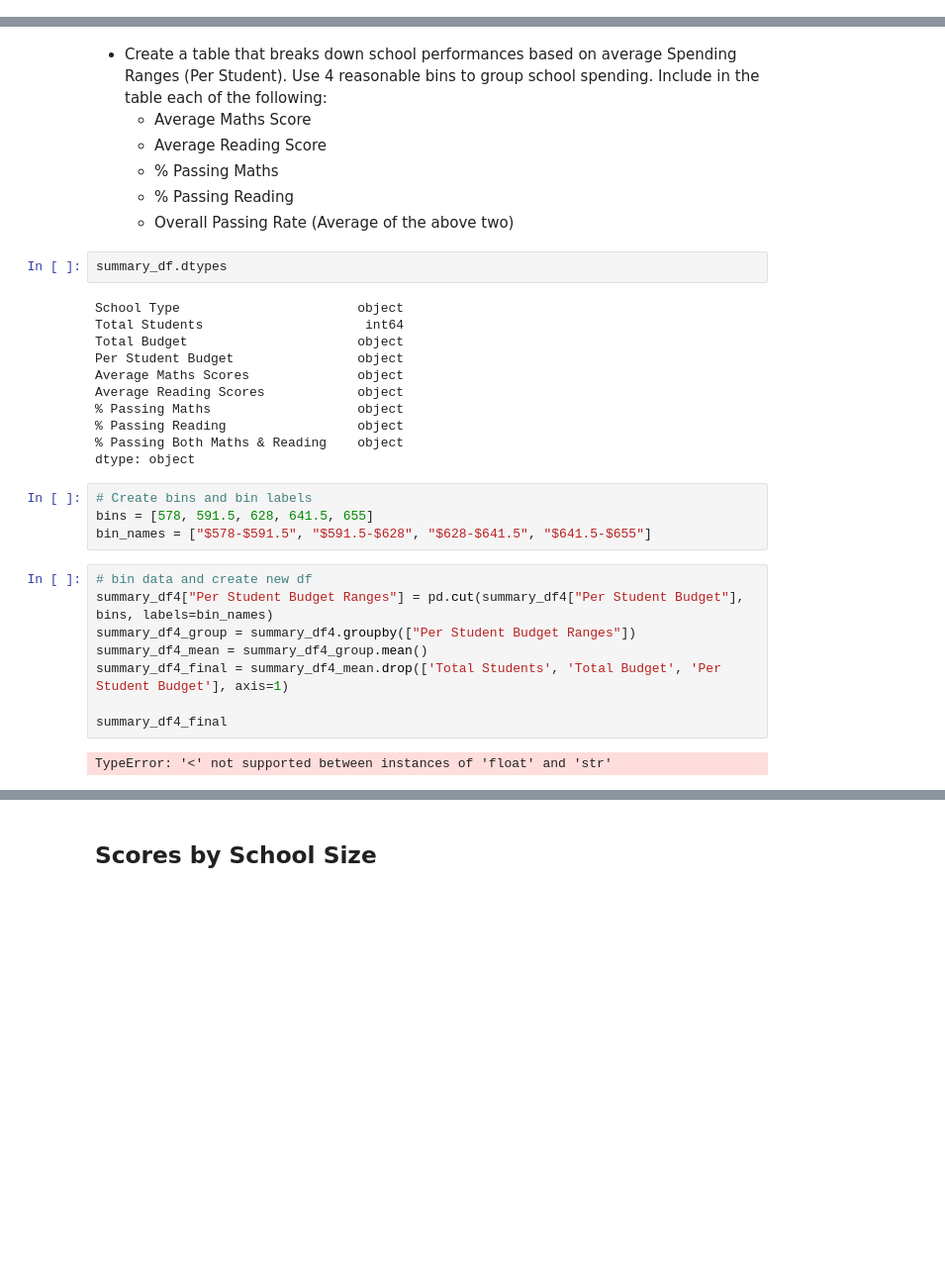
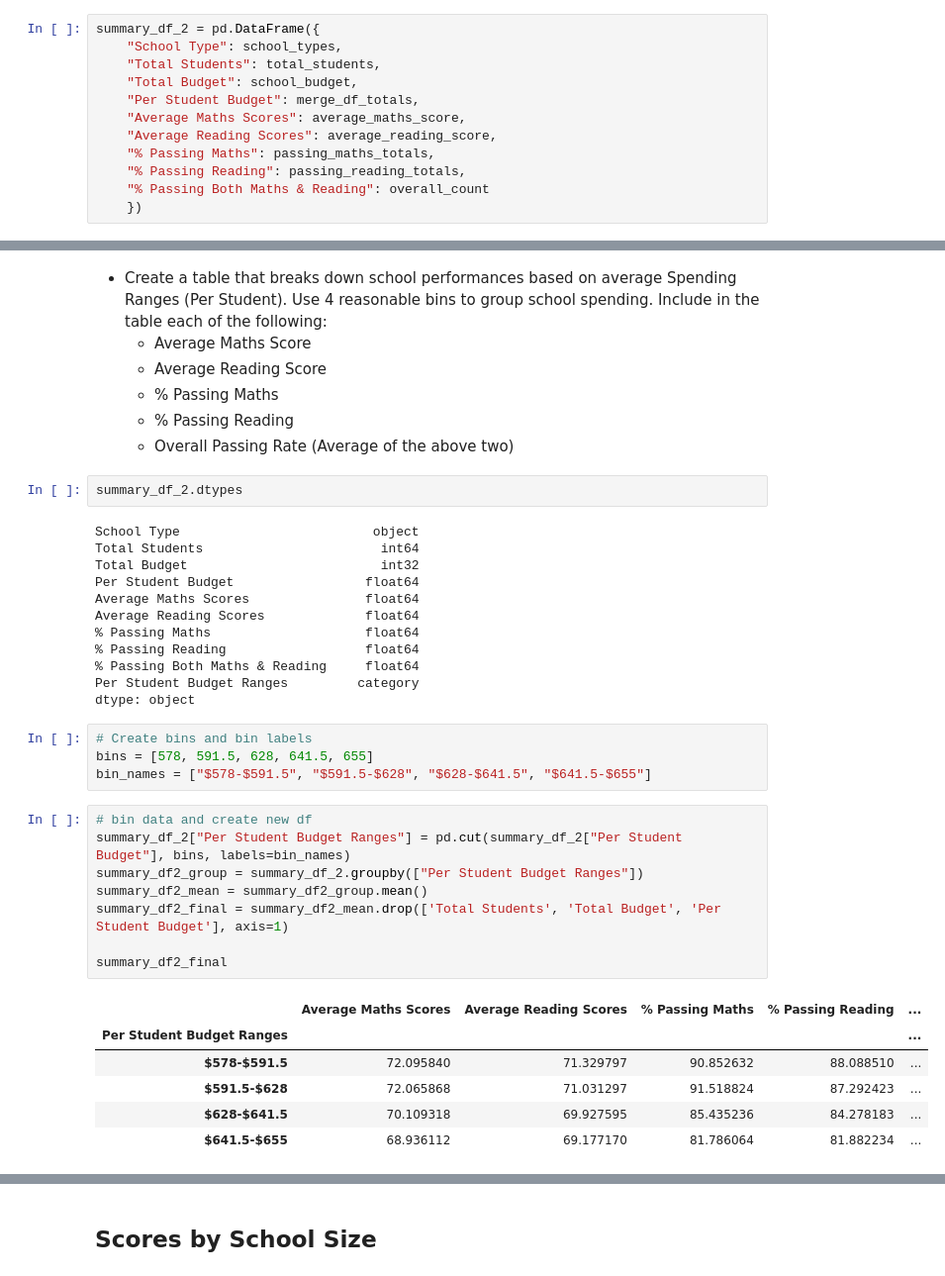
Before and after one commit to jonowood/pandas-challenge, a Jupyter notebook: PyCitySchools/PyCitySchools_starter.ipynb, the cells around one changed output, grey strips where cells are left out. Shown: that part at 99% size. Saved outputs shown, nothing was run; the diff lists cells and outputs as text; blank space fills up the shorter version.

```diff
--- a/PyCitySchools/PyCitySchools_starter.ipynb
+++ b/PyCitySchools/PyCitySchools_starter.ipynb
@@ -437,6 +434,18 @@ summary_df
 | Thomas High School | Independent | 1635 | 1043130 | 638.0 | 69.581651 | ... |
 | Wilson High School | Independent | 2283 | 1319574 | 578.0 | 69.170828 | ... |
 | Wright High School | Independent | 1800 | 1049400 | 583.0 | 72.047222 | ... |
+# %%
+summary_df_2 = pd.DataFrame({
+    "School Type": school_types,
+    "Total Students": total_students,
+    "Total Budget": school_budget,
+    "Per Student Budget": merge_df_totals,
+    "Average Maths Scores": average_maths_score,
+    "Average Reading Scores": average_reading_score,
+    "% Passing Maths": passing_maths_totals,
+    "% Passing Reading": passing_reading_totals,
+    "% Passing Both Maths & Reading": overall_count
+    })
 # %%
 # Clean up output
 summary_df["Total Budget"] = summary_df["Total Budget"].map("${:,}".format)
@@ -638,17 +647,18 @@ year_results_df_r
   * % Passing Reading
   * Overall Passing Rate (Average of the above two)
 # %%
-summary_df.dtypes
+summary_df_2.dtypes
 # %% [output]
-School Type                       object
-Total Students                     int64
-Total Budget                      object
-Per Student Budget                object
-Average Maths Scores              object
-Average Reading Scores            object
-% Passing Maths                   object
-% Passing Reading                 object
-% Passing Both Maths & Reading    object
+School Type                         object
+Total Students                       int64
+Total Budget                         int32
+Per Student Budget                 float64
+Average Maths Scores               float64
+Average Reading Scores             float64
+% Passing Maths                    float64
+% Passing Reading                  float64
+% Passing Both Maths & Reading     float64
+Per Student Budget Ranges         category
 dtype: object
 # %%
 # Create bins and bin labels
@@ -656,13 +666,18 @@ bins = [578, 591.5, 628, 641.5, 655]
 bin_names = ["$578-$591.5", "$591.5-$628", "$628-$641.5", "$641.5-$655"]
 # %%
 # bin data and create new df
-summary_df4["Per Student Budget Ranges"] = pd.cut(summary_df4["Per Student Budget"], bins, labels=bin_names)
-summary_df4_group = summary_df4.groupby(["Per Student Budget Ranges"])
-summary_df4_mean = summary_df4_group.mean()
-summary_df4_final = summary_df4_mean.drop(['Total Students', 'Total Budget', 'Per Student Budget'], axis=1)
+summary_df_2["Per Student Budget Ranges"] = pd.cut(summary_df_2["Per Student Budget"], bins, labels=bin_names)
+summary_df2_group = summary_df_2.groupby(["Per Student Budget Ranges"])
+summary_df2_mean = summary_df2_group.mean()
+summary_df2_final = summary_df2_mean.drop(['Total Students', 'Total Budget', 'Per Student Budget'], axis=1)
 
-summary_df4_final
+summary_df2_final
 # %% [output]
-TypeError: '<' not supported between instances of 'float' and 'str'
+|  | Average Maths Scores | Average Reading Scores | % Passing Maths | % Passing Reading | ... |
+| Per Student Budget Ranges |  |  |  |  | ... |
+| $578-$591.5 | 72.095840 | 71.329797 | 90.852632 | 88.088510 | ... |
+| $591.5-$628 | 72.065868 | 71.031297 | 91.518824 | 87.292423 | ... |
+| $628-$641.5 | 70.109318 | 69.927595 | 85.435236 | 84.278183 | ... |
+| $641.5-$655 | 68.936112 | 69.177170 | 81.786064 | 81.882234 | ... |
 # %%
 # Clean up output
```
Also changed, not shown: parts of 8 cells of this notebook.
